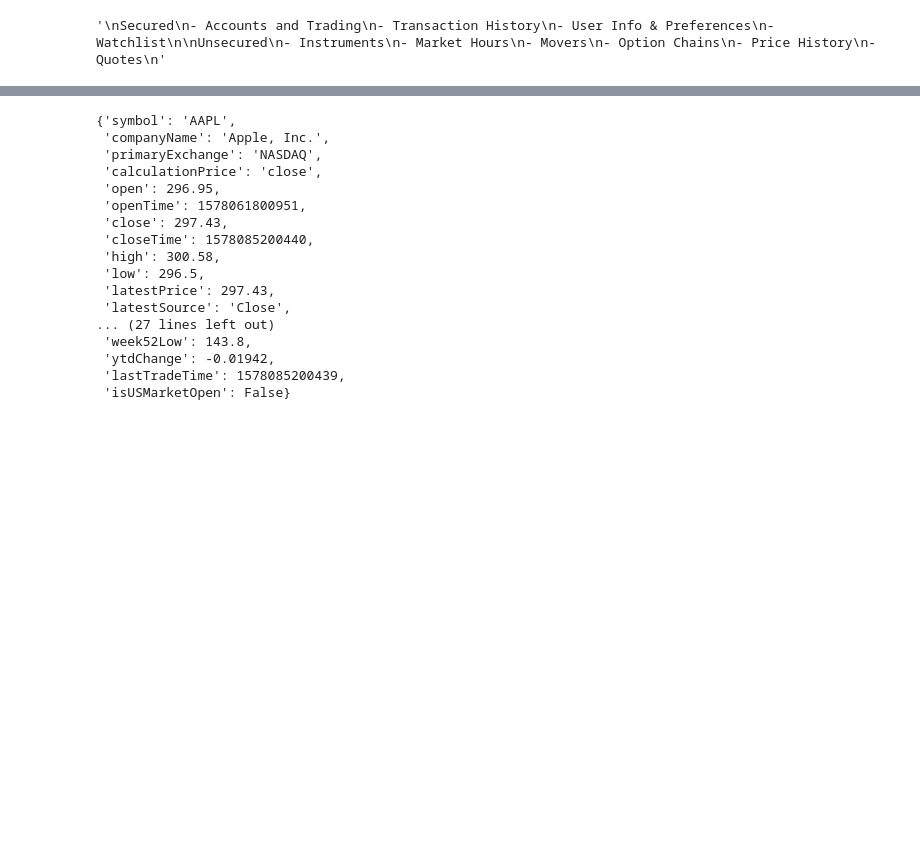
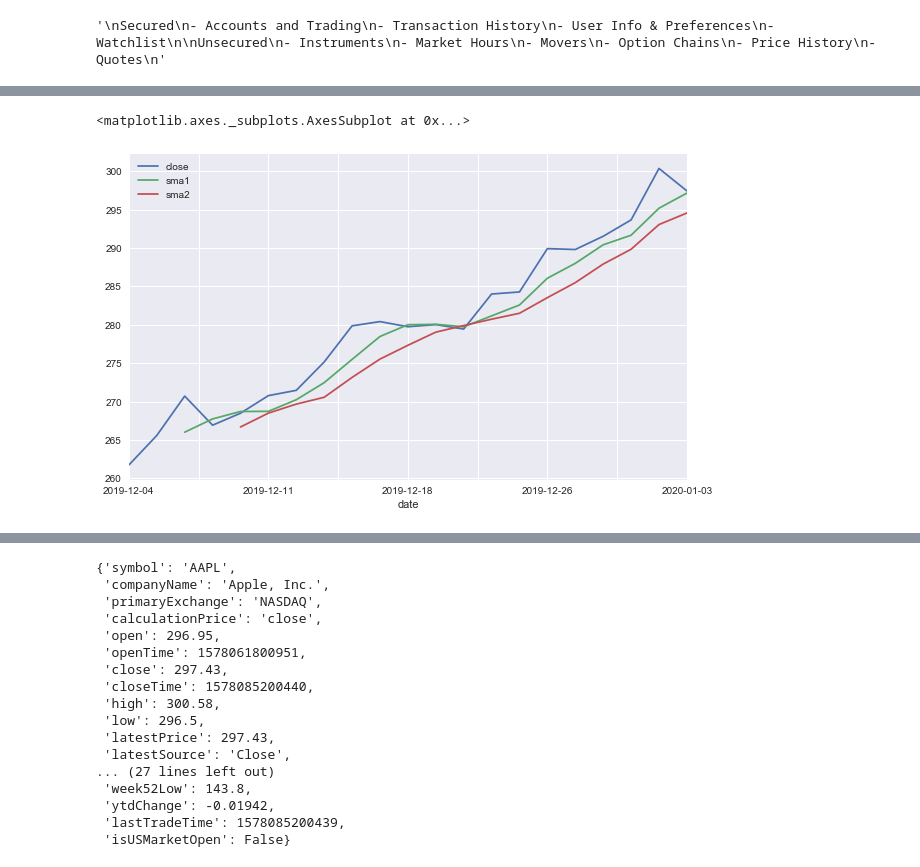
Before and after one commit to mikesturm2001/PythonFinance, a Jupyter notebook: Algo Trading.ipynb, the cells around one changed output, grey strips where cells are left out. Cells and saved outputs as stored; diff of their text form; code cells hidden in the pictures; blank space fills up the shorter version.

Commit message:
adding in sample csv data
adding in sample csv data based API is limited

```diff
--- a/Algo Trading.ipynb
+++ b/Algo Trading.ipynb
@@ -42,0 +76,4 @@ Unsecured
+# %%
+#convert data to dataframe
+dataframe = pd.DataFrame(resp)
+dataframe.set_index('date',inplace=True)
@@ -42,0 +90,2 @@ Unsecured
+# %%
+stock_hist = dataframe[['open','high','low','close','volume']]
@@ -42,0 +94,15 @@ Unsecured
+# %%
+stock_hist = stock_hist.copy()
+# %%
+#First Strategy. Simple Moving Averages
+
+sma1 = 3
+sma2 = 5
+
+stock_hist['sma1'] = stock_hist['close'].rolling(sma1).mean()
+stock_hist['sma2'] = stock_hist['close'].rolling(sma2).mean()
+# %%
+stock_hist.plot(y=["close","sma1","sma2"], figsize=(10, 6))
+# %% [output]
+<matplotlib.axes._subplots.AxesSubplot at 0x...>
+[figure, added]
```
Also changed, not shown: parts of 15 cells of this notebook, 2 other files.
